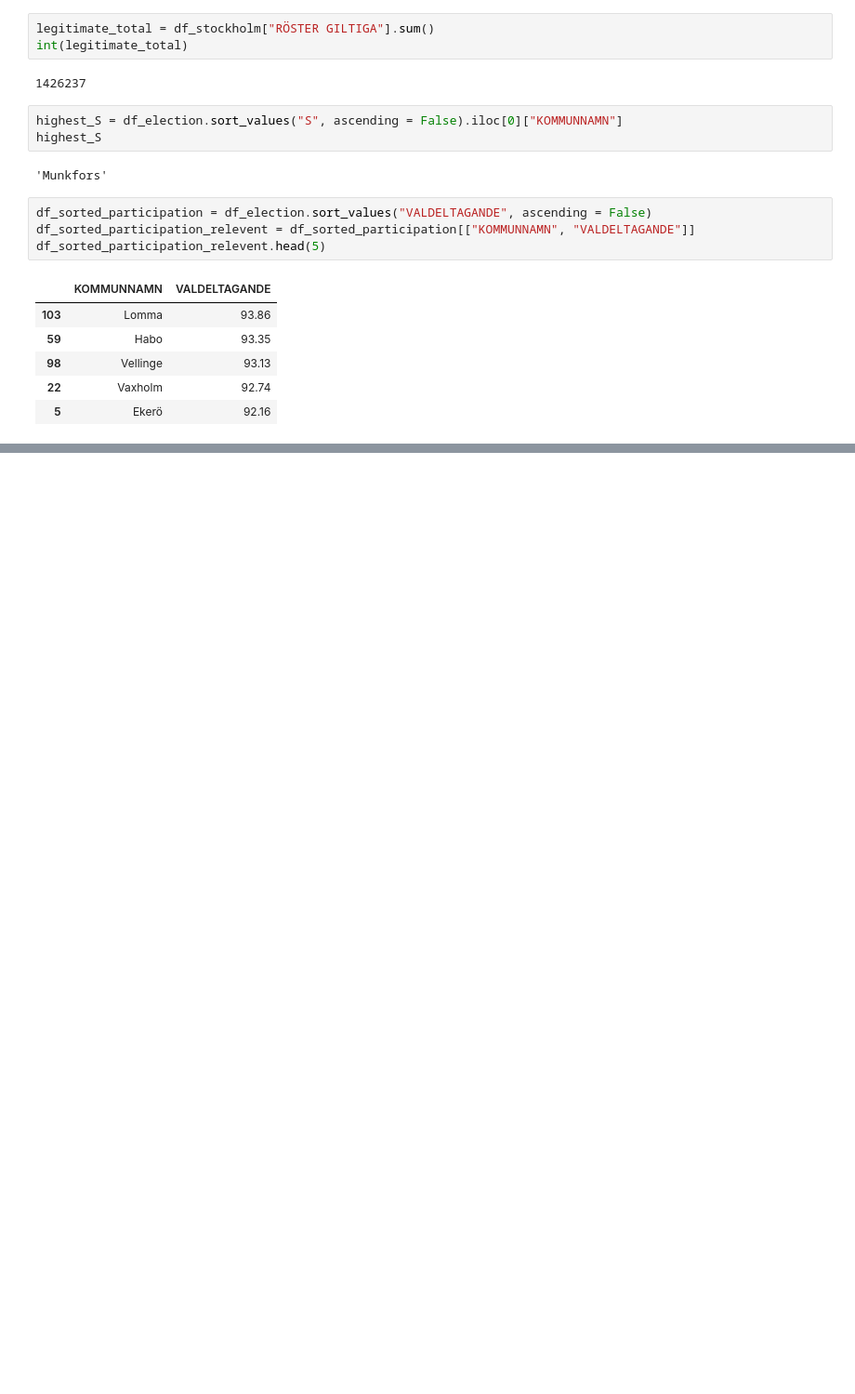
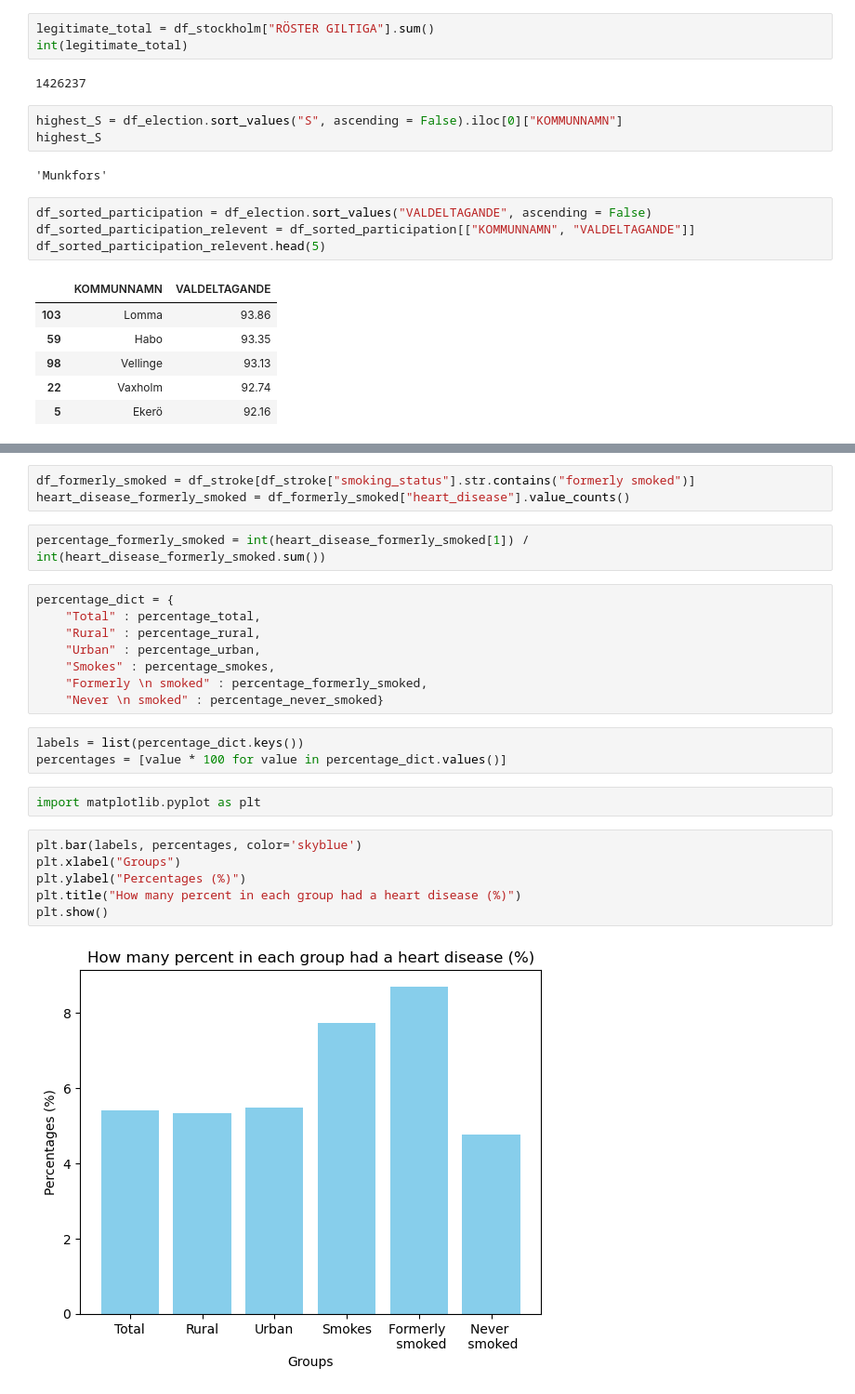
Before and after one commit to BenjaminTillius/su-mt4007, a Jupyter notebook: HW2/HW2.ipynb, the cells around one changed output, grey strips where cells are left out. Shown: that part at 93% size. Drawn from its saved outputs; the diff is of its cells as text; blank space fills up the shorter version.

```diff
--- a/HW2/HW2.ipynb
+++ b/HW2/HW2.ipynb
@@ -241,0 +143,26 @@ Conclusion: It is 2.59 percent
+# %%
+df_formerly_smoked = df_stroke[df_stroke["smoking_status"].str.contains("formerly smoked")]
+heart_disease_formerly_smoked = df_formerly_smoked["heart_disease"].value_counts()
+# %%
+percentage_formerly_smoked = int(heart_disease_formerly_smoked[1]) / int(heart_disease_formerly_smoked.sum())
+# %%
+percentage_dict = {
+    "Total" : percentage_total,
+    "Rural" : percentage_rural,
+    "Urban" : percentage_urban,
+    "Smokes" : percentage_smokes,
+    "Formerly \n smoked" : percentage_formerly_smoked,
+    "Never \n smoked" : percentage_never_smoked}
+# %%
+labels = list(percentage_dict.keys())
+percentages = [value * 100 for value in percentage_dict.values()]
+# %%
+import matplotlib.pyplot as plt
+# %%
+plt.bar(labels, percentages, color='skyblue')
+plt.xlabel("Groups")
+plt.ylabel("Percentages (%)")
+plt.title("How many percent in each group had a heart disease (%)")
+plt.show()
+# %% [output]
+[figure, added]
```
Also changed, not shown: parts of 27 cells of this notebook.
